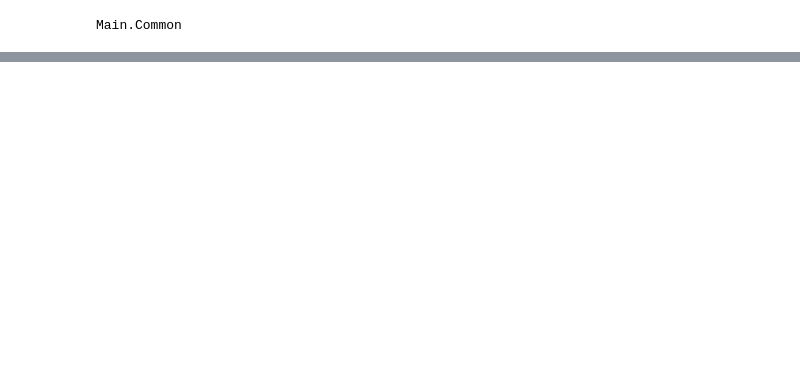
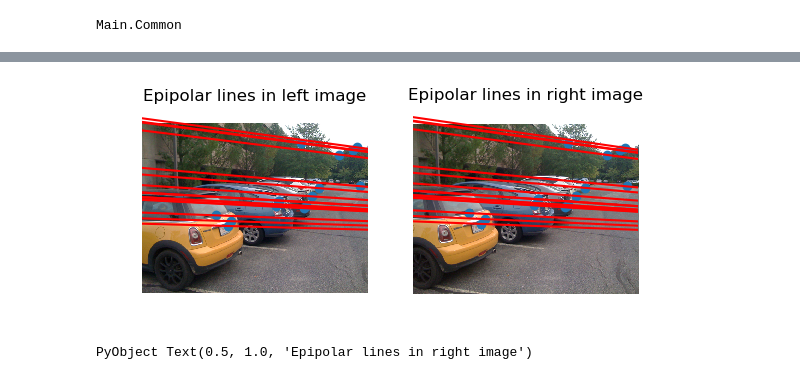
Before and after one commit to luzhenzheng/Assignment3, a Jupyter notebook: notebook1.ipynb, the cells around one changed output, grey strips where cells are left out. Drawn from its saved outputs; the diff is of its cells as text; code cells hidden in the pictures; blank space fills up the shorter version.

```diff
--- a/notebook1.ipynb
+++ b/notebook1.ipynb
@@ -157,0 +134,57 @@ title("Hessian interest points after non-maximum suppression");
+# %%
+#---------------------------------------------------------
+# Draw epipolar lines:
+#   E.g. for a given fundamental matrix and points in first image,
+#   draw corresponding epipolar lines in second image.
+#
+#
+# INPUTS:
+#   Either:
+#     F         [3x3] fundamental matrix
+#     points    set of coordinates in left image
+#     img       right image to be drawn on
+#
+#   Or:
+#     F         [3x3] transposed fundamental matrix
+#     points    set of coordinates in right image
+#     img       left image to be drawn on
+#
+#---------------------------------------------------------
+function showepipolar(F::Array{Float64,2},points::Array{Float64,2},img::Array{Float64,3})
+  # convert to homogenous
+  npoints = size(points,1)
+  P = Common.cart2hom(points')
+  # line coefficients: x^T * l = 0,  with l = F*points = (a b c)^T
+  l = F*P
+  a = l[1:1,:]
+  b = l[2:2,:]
+  c = l[3:3,:]
+  # first point of line
+  X1 = zeros(1,npoints)
+  Y1 = -(c + a.*X1)./b
+  # second point of line
+  X2 = X1 .+ size(img,2) .-1
+  Y2 = -(c + a.*X2)./b
+  # show lines on top of the given image
+  imshow(img,interpolation="none")
+  axis("off")
+  for i = 1:npoints
+    plot([X1[i],X2[i]], [Y1[i],Y2[i]],"r")
+  end
+  return nothing::Nothing
+end
+
+# draw epipolar lines
+figure()
+subplot(121)
+F_transposed = permutedims(F, [2, 1])
+showepipolar(F_transposed,points2,img1)
+scatter(points1[:,1],points1[:,2])
+title("Epipolar lines in left image")
+subplot(122)
+showepipolar(F,points1,img2)
+scatter(points2[:,1],points2[:,2])
+title("Epipolar lines in right image")
+# %% [output]
+[figure, added]
+PyObject Text(0.5, 1.0, 'Epipolar lines in right image')
```
Also changed, not shown: parts of 11 cells of this notebook, 1 other file.
